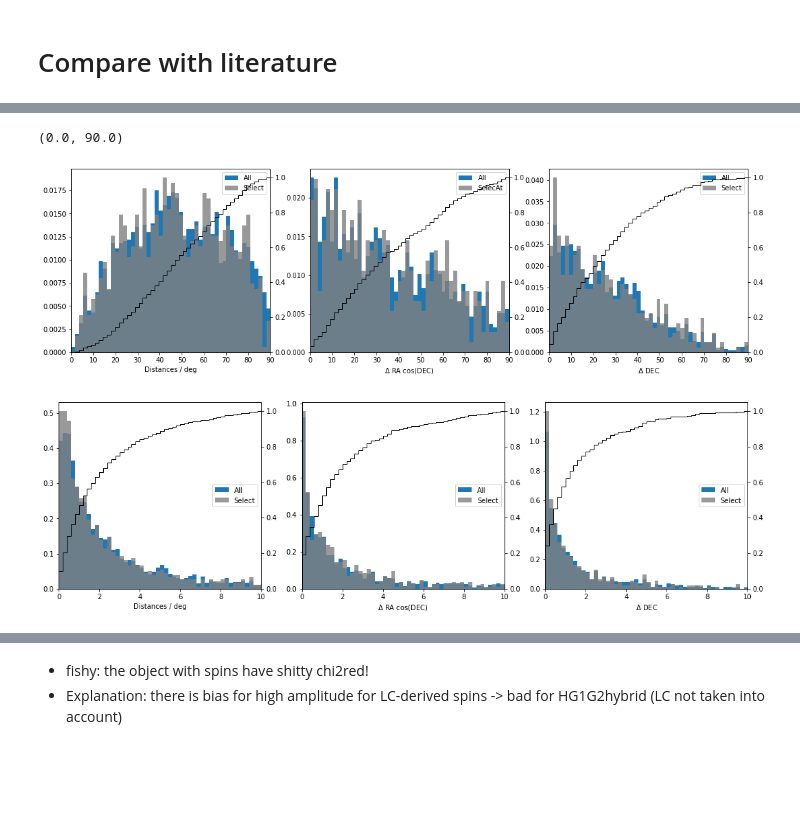
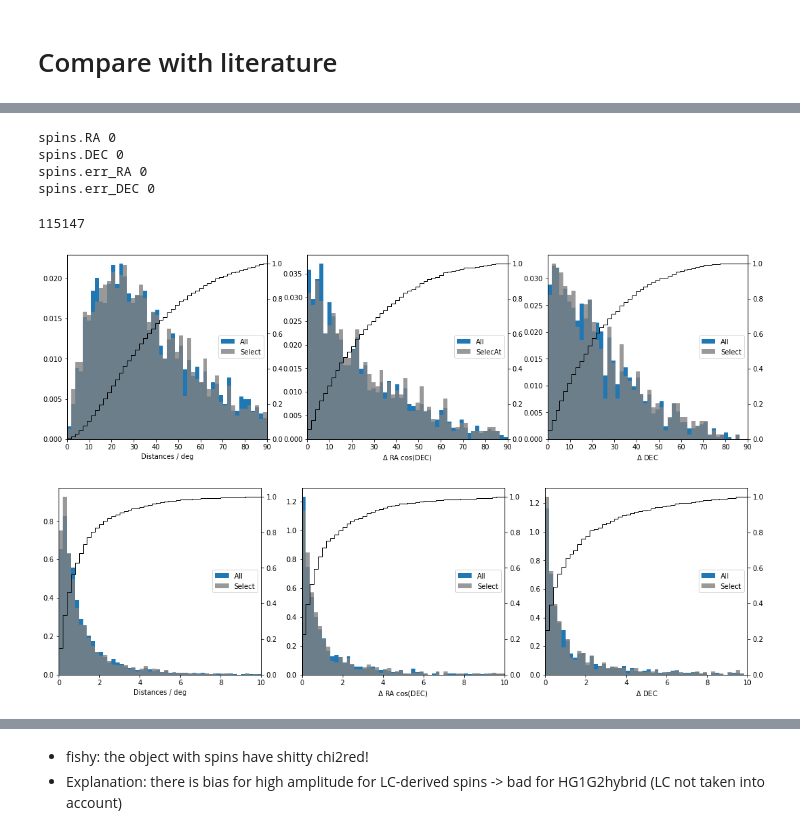
Before and after one commit to astrolabsoftware/fink-spins, a Jupyter notebook: notebooks/4_compare_literature.ipynb, the cells around one changed output, grey strips where cells are left out. Saved outputs shown, nothing was run; the diff lists cells and outputs as text; code cells hidden in the pictures; blank space fills up the shorter version.

```diff
--- a/notebooks/4_compare_literature.ipynb
+++ b/notebooks/4_compare_literature.ipynb
@@ -412,13 +344,8 @@ data.loc[cond,'lat'] = coords.heliocentricmeanecliptic.lat.value
 # %%
 fig, ax = plt.subplots(figsize=(12, 7))
 
-cond = data.ssnamenr==data.ssnamenr
-xax = 'HG1G2hyb_RA0'
-yax = 'HG1G2hyb_DEC0'
-
-# ax.scatter( data.loc[cond,xax],
-#             data.loc[cond,yax],
-#             s=2, alpha=0.15)
+xax = 'sHG1G2_alpha0'
+yax = 'sHG1G2_delta0'
 
 # Sample FINK
 ax.scatter( data.loc[maskFINK,xax],
@@ -434,7 +361,6 @@ ax.scatter( coords.hcrs.ra.value, coords.hcrs.dec.value, marker='+', s=300,color
 
 ax.set_xlabel('RA0 (deg)')
 ax.set_ylabel('DEC0 (deg)')
-# fig.savefig(f'{data_fink}plots/ra0_vs_dec0_with_flip.png', facecolor='white', dpi=150)
 
 fig.savefig( os.path.join(data_fink, 'gfx', 'models', 'sky_selected.png'), facecolor='white')
 # %% [output]
@@ -523,38 +465,55 @@ data.loc[cond,'spins.delta_DEC'] = data.loc[cond, [f'spins.1.delta_DEC',
+# %%
+for c in ['spins.RA','spins.DEC','spins.err_RA', 'spins.err_DEC']:
+    missing = data[c].isna()
+    data.loc[missing,c] = 15.
+# %%
+for c in ['spins.RA','spins.DEC','spins.err_RA', 'spins.err_DEC']:
+    missing = data[c].isna()
+    print(c, len(data[missing]))
+    data[c] = data[c].astype(float)
+len(data)
+# %% [output]
+spins.RA 0
+spins.DEC 0
+spins.err_RA 0
+spins.err_DEC 0
+115147
+# %%
+data.loc[cond,'spins.dSpin'] = np.sqrt( (data.loc[cond,'spins.err_RA']*np.cos(np.radians(data.loc[cond,'spins.DEC'])))**2 + data.loc[cond,'spins.err_DEC']**2 )
 # %%
 fig, ax = plt.subplots(1, 3, figsize=(18,5))
 
 cond = data.ssnamenr==data.ssnamenr
 
 r = [0,90]
 b = 50
 ax[0].hist( data.loc[cond,'spins.distance'], range=r, bins=b, density=True, label='All' )
 ax[0].hist( data.loc[maskFINK,'spins.distance'], range=r, bins=b, density=True, label='Select', color='grey', alpha=0.8 )
-ax[0].legend()
+ax[0].legend(loc='center right')
 ax[0].set_xlabel('Distances / deg')
 ax0 = ax[0].twinx()
 ax0.hist( data.loc[maskFINK,'spins.distance'], range=r, bins=b, density=True, cumulative=True, histtype='step', color='black' )
 ax[0].set_xlim(r)
 
 ax[1].hist( data.loc[cond,'spins.delta_RA'], range=r, bins=b, density=True, label='All' )
 ax[1].hist( data.loc[maskFINK,'spins.delta_RA'], range=r, bins=b, density=True, label='SelecAt', color='grey', alpha=0.8 )
-ax[1].legend()
+ax[1].legend(loc='center right')
 ax[1].set_xlabel('$\Delta$ RA cos(DEC)')
 ax1 = ax[1].twinx()
 ax1.hist( data.loc[maskFINK,'spins.delta_RA'], range=r, bins=b, density=True, cumulative=True, histtype='step', color='black' )
 ax[1].set_xlim(r)
 
 ax[2].hist( data.loc[cond,'spins.delta_DEC'], range=r, bins=b, density=True, label='All' )
 ax[2].hist( data.loc[maskFINK,'spins.delta_DEC'], range=r, bins=b, density=True, label='Select', color='grey', alpha=0.8 )
-ax[2].legend()
+ax[2].legend(loc='center right')
 ax[2].set_xlabel('$\Delta$ DEC')
 ax2 = ax[2].twinx()
 ax2.hist( data.loc[maskFINK,'spins.delta_DEC'], range=r, bins=b, density=True, cumulative=True, histtype='step', color='black' )
 ax[2].set_xlim(r)
 
-# fig.savefig( os.path.join(data_fink, 'gfx', 'valid', 'sky_distances.png'), facecolor='white')
+fig.savefig( os.path.join(data_fink, 'gfx', 'valid', 'sky_distances.png'), facecolor='white')
 # %% [output]
-(0.0, 90.0)
-[figure, old version]
+[figure, new version]
 # %%
 fig, ax = plt.subplots(1, 3, figsize=(18,5))
 
@@ -562,7 +521,7 @@ fig, ax = plt.subplots(1, 3, figsize=(18,5))
 r = [0,10]
 b = 50
 
-x = data['spins.distance'] / data['HG1G2hyb_dSpin']
+x = data['spins.distance'] / np.sqrt( data['sHG1G2_dSpin']**2 + data['spins.dSpin']**2 )
 ax[0].hist( x, range=r, bins=b, density=True, label='All' )
 ax[0].hist( x[maskFINK], range=r, bins=b, density=True, label='Select', color='grey', alpha=0.8 )
 ax[0].legend(loc='center right')
@@ -571,7 +530,7 @@ ax0 = ax[0].twinx()
 ax0.hist( x[maskFINK], range=r, bins=b, density=True, cumulative=True, histtype='step', color='black' )
 ax[0].set_xlim(r)
 
-x = data['spins.delta_RA'] / data['HG1G2hyb_dRA0']
+x = data['spins.delta_RA'] / data['sHG1G2_err_alpha0']
 ax[1].hist( x, range=r, bins=b, density=True, label='All' )
 ax[1].hist( x[maskFINK], range=r, bins=b, density=True, label='Select', color='grey', alpha=0.8 )
 ax[1].legend(loc='center right')
@@ -580,7 +539,7 @@ ax1 = ax[1].twinx()
 ax1.hist( x[maskFINK], range=r, bins=b, density=True, cumulative=True, histtype='step', color='black' )
 ax[1].set_xlim(r)
 
-x = data['spins.delta_DEC'] / data['HG1G2hyb_dDEC0']
+x = data['spins.delta_DEC'] / data['sHG1G2_err_delta0']
 ax[2].hist( x, range=r, bins=b, density=True, label='All' )
 ax[2].hist( x[maskFINK], range=r, bins=b, density=True, label='Select', color='grey', alpha=0.8 )
 ax[2].legend(loc='center right')
@@ -591,7 +550,7 @@ ax[2].set_xlim(r)
 
 fig.savefig( os.path.join(data_fink, 'gfx', 'valid', 'sky_distances_normed.png'), facecolor='white')
 # %% [output]
-[figure, old version]
+[figure, new version]
 # %%
 fig, ax = plt.subplots( 1, 2, figsize=(15,8))
 
```
Also changed, not shown: parts of 47 cells of this notebook, 1 other file.
